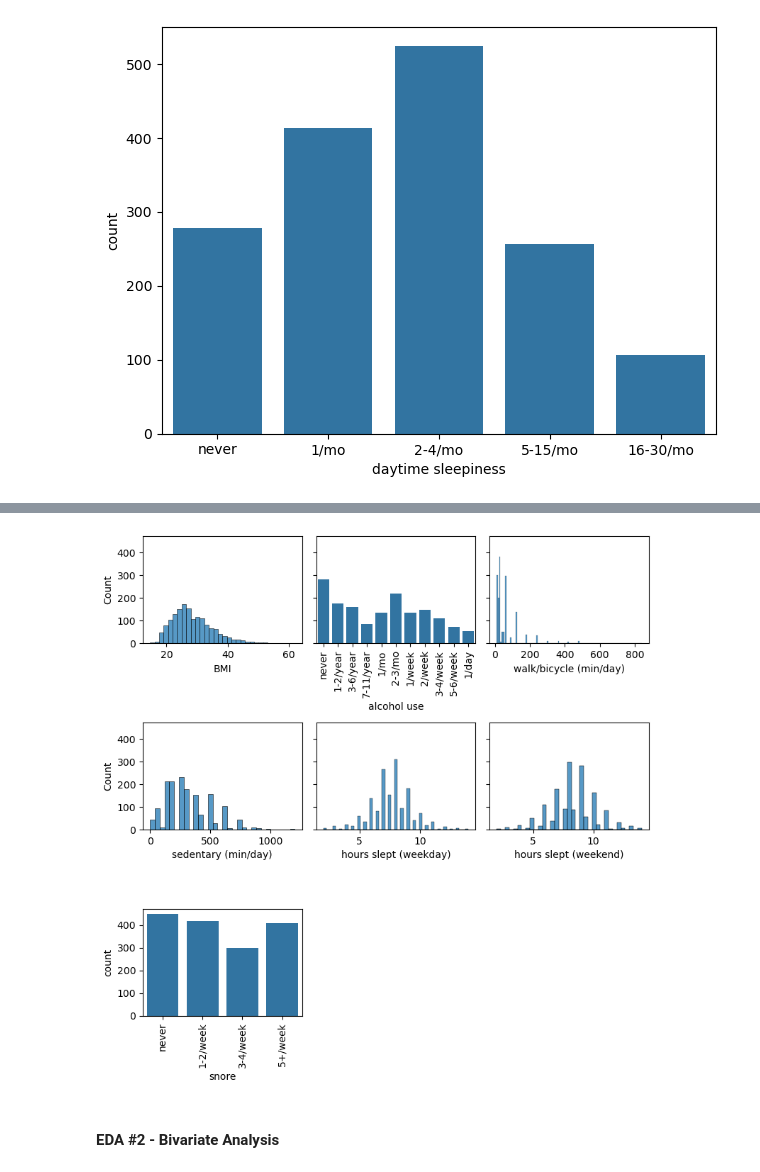
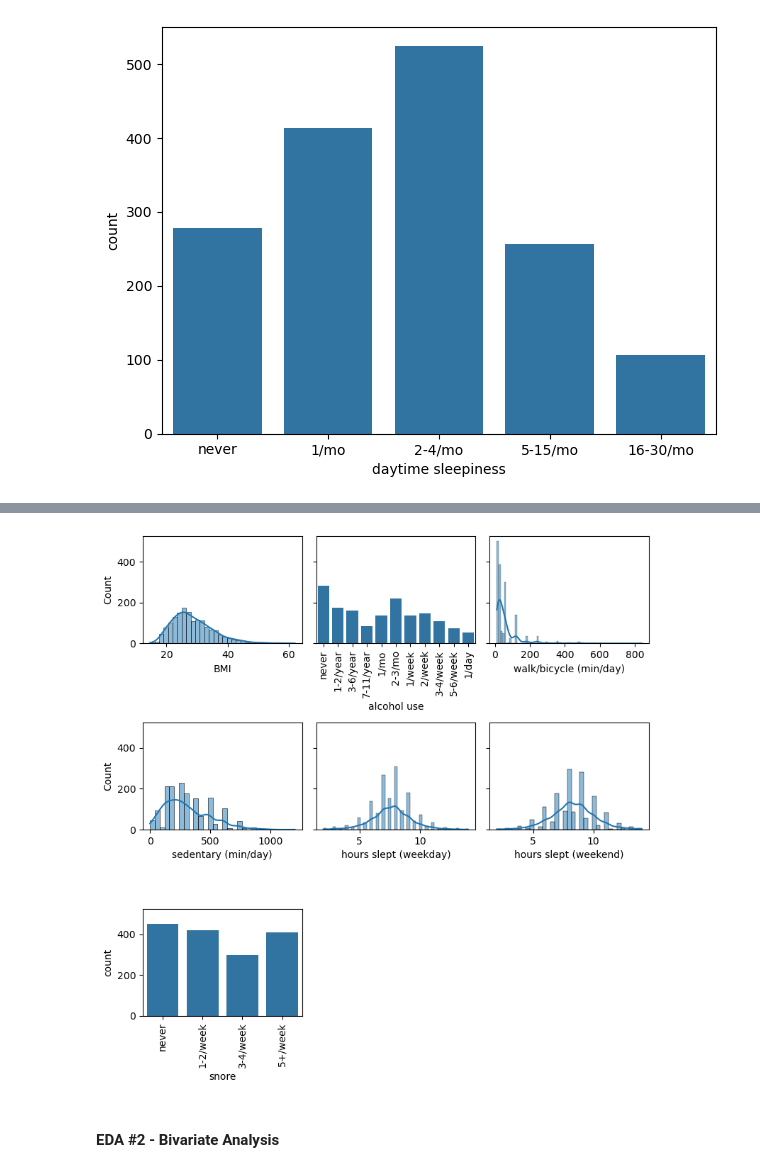
Before and after one commit to COGS108/Group092_WI26, a Jupyter notebook: 02-EDACheckpoint.ipynb, the cells around one changed output, grey strips where cells are left out. Drawn from its saved outputs; the diff is of its cells as text; code cells hidden in the pictures.

```diff
--- a/02-EDACheckpoint.ipynb
+++ b/02-EDACheckpoint.ipynb
@@ -351,32 +354,32 @@ Modifiable lifestyle variables:
 # %%
 # 3 rows and 3 columns, 8x8 inches, share same y-axis scale
 fig, ax = plt.subplots(nrows = 3, ncols = 3, figsize = (8, 8), sharey = True)
 
 # Plot BMI
-sns.histplot(df, x = 'BMI', ax = ax[0, 0])
+sns.histplot(df, x = 'BMI', kde = True, ax = ax[0, 0])
 # Plot alcohol use
 sns.countplot(df, x = 'alcohol use', ax = ax[0, 1])
 ax[0, 1].tick_params(axis='x', rotation=90)
 # Plot walk/bicycle (min/day)
-sns.histplot(df, x = 'walk/bicycle (min/day)', ax = ax[0, 2])
+sns.histplot(df, x = 'walk/bicycle (min/day)', kde = True, ax = ax[0, 2])
 # Plot sedentary (min/day)
-sns.histplot(df, x = 'sedentary (min/day)', ax = ax[1, 0])
+sns.histplot(df, x = 'sedentary (min/day)', kde = True, ax = ax[1, 0])
 # Plot hours slept (weekday)
-sns.histplot(df, x = 'hours slept (weekday)', ax = ax[1, 1])
+sns.histplot(df, x = 'hours slept (weekday)', kde = True, ax = ax[1, 1])
 # Plot hours slept (weekend)
-sns.histplot(df, x = 'hours slept (weekend)', ax = ax[1, 2])
+sns.histplot(df, x = 'hours slept (weekend)', kde = True, ax = ax[1, 2])
 # Plot snore
 sns.countplot(df, x = 'snore', ax = ax[2, 0])
 ax[2, 0].tick_params(axis='x', rotation=90)
 
 # Hide unused plots
 ax[2, 1].set_visible(False)
 ax[2, 2].set_visible(False)
 
 # Prevent overlap
 plt.tight_layout()
 # %% [output]
-[figure, old version]
+[figure, new version]
 # %% [markdown]
 #### EDA #2 - Bivariate Analysis
 # %% [markdown]
```
Also changed, not shown: parts of 11 cells of this notebook.
